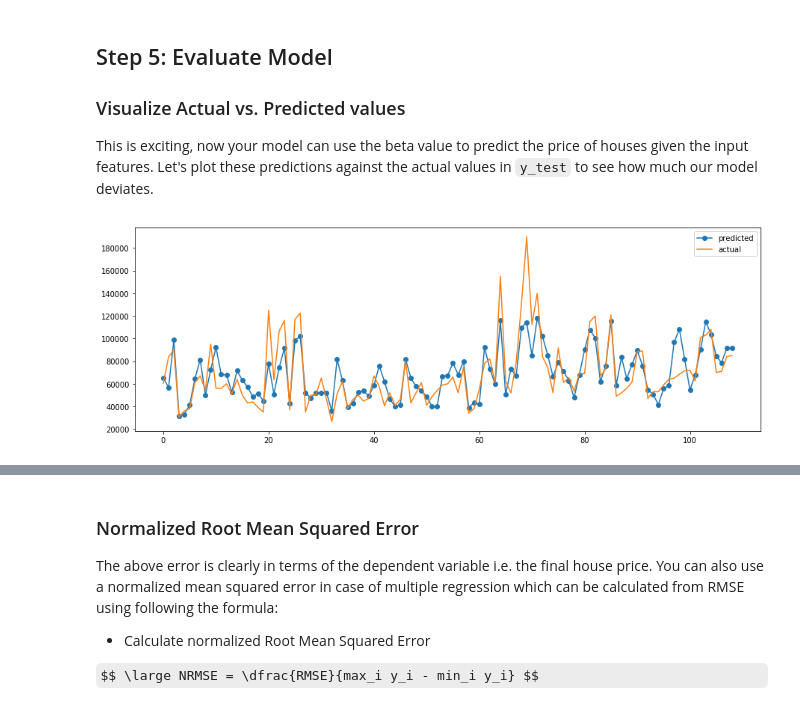
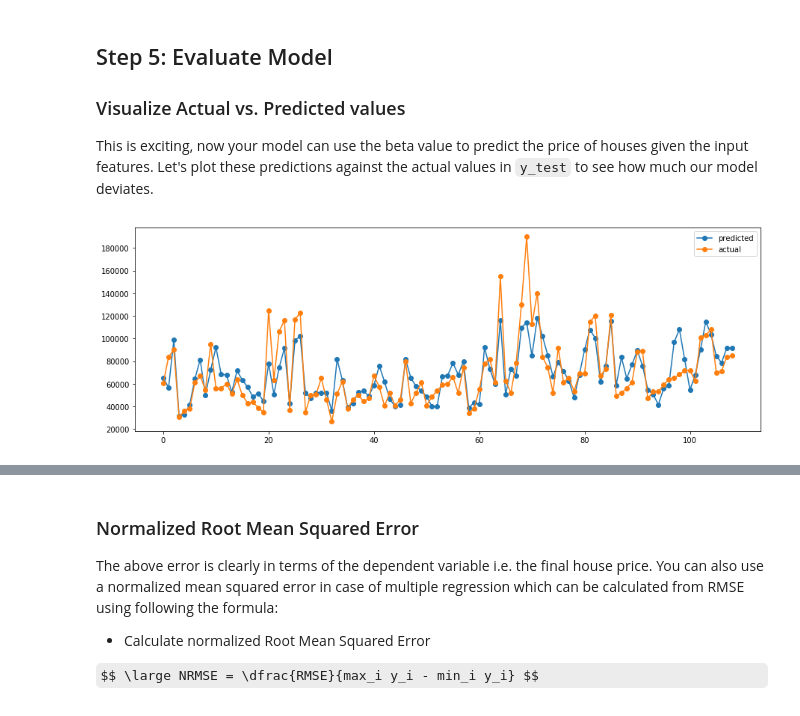
Before and after one commit to karolinajoz/dsc-linalg-regression-lab-nyc-ds-082619, a Jupyter notebook: index.ipynb, the cells around one changed output, grey strips where cells are left out. Cells and saved outputs as stored; diff of their text form; code cells hidden in the pictures; some formulas as TeX source.

```diff
--- a/index.ipynb
+++ b/index.ipynb
@@ -215,11 +215,11 @@ import matplotlib.pyplot as plt
 # %%
 plt.figure(figsize = (15,5))
 plt.plot(y_pred,'-o', label ='predicted')
-plt.plot(y_test, label = 'actual')
+plt.plot(y_test,'-o', label = 'actual')
 plt.legend()
 plt.show()
 # %% [output]
-[figure, old version]
+[figure, new version]
 # %%
 # Plot predicted and actual values as line plots
 # %% [markdown]
```
